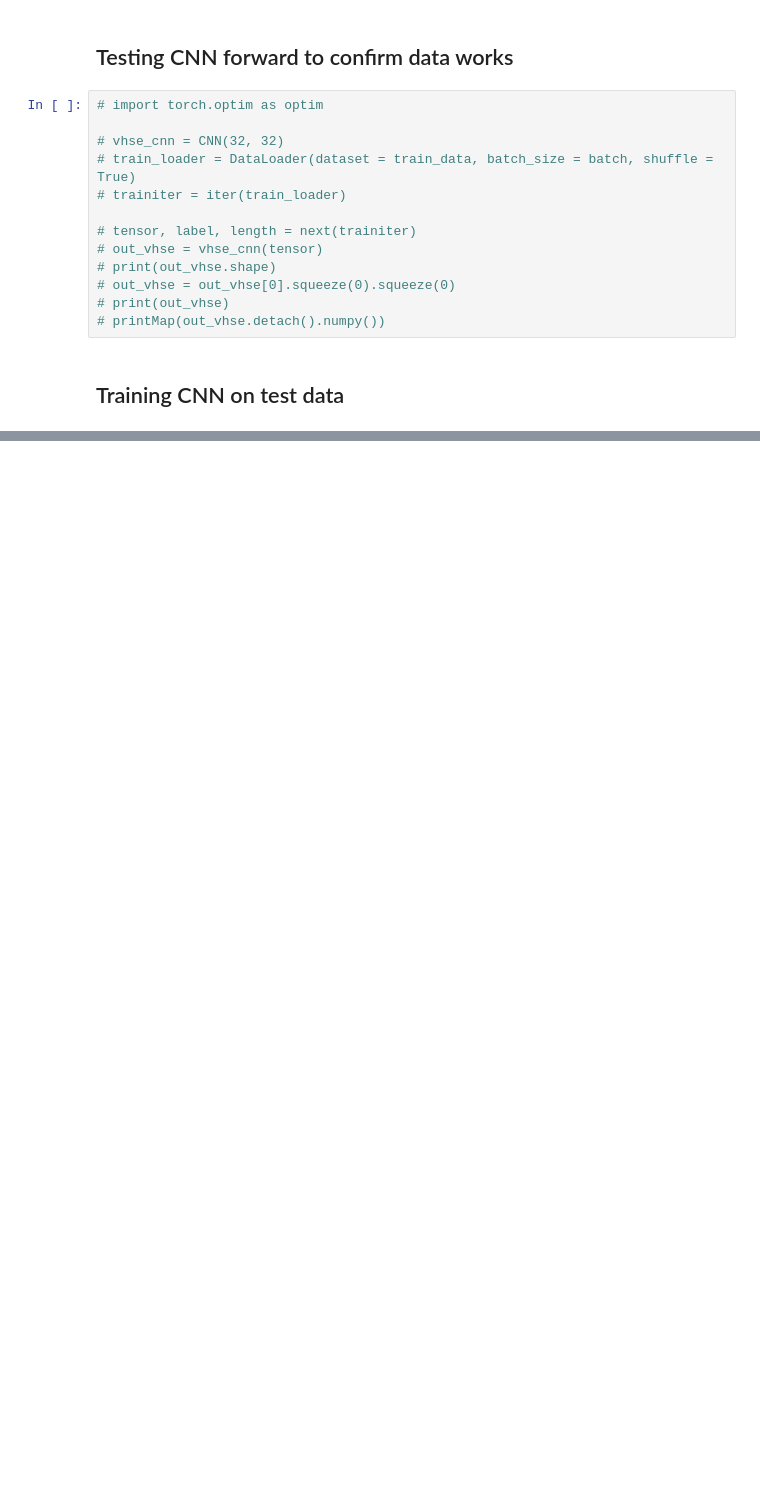
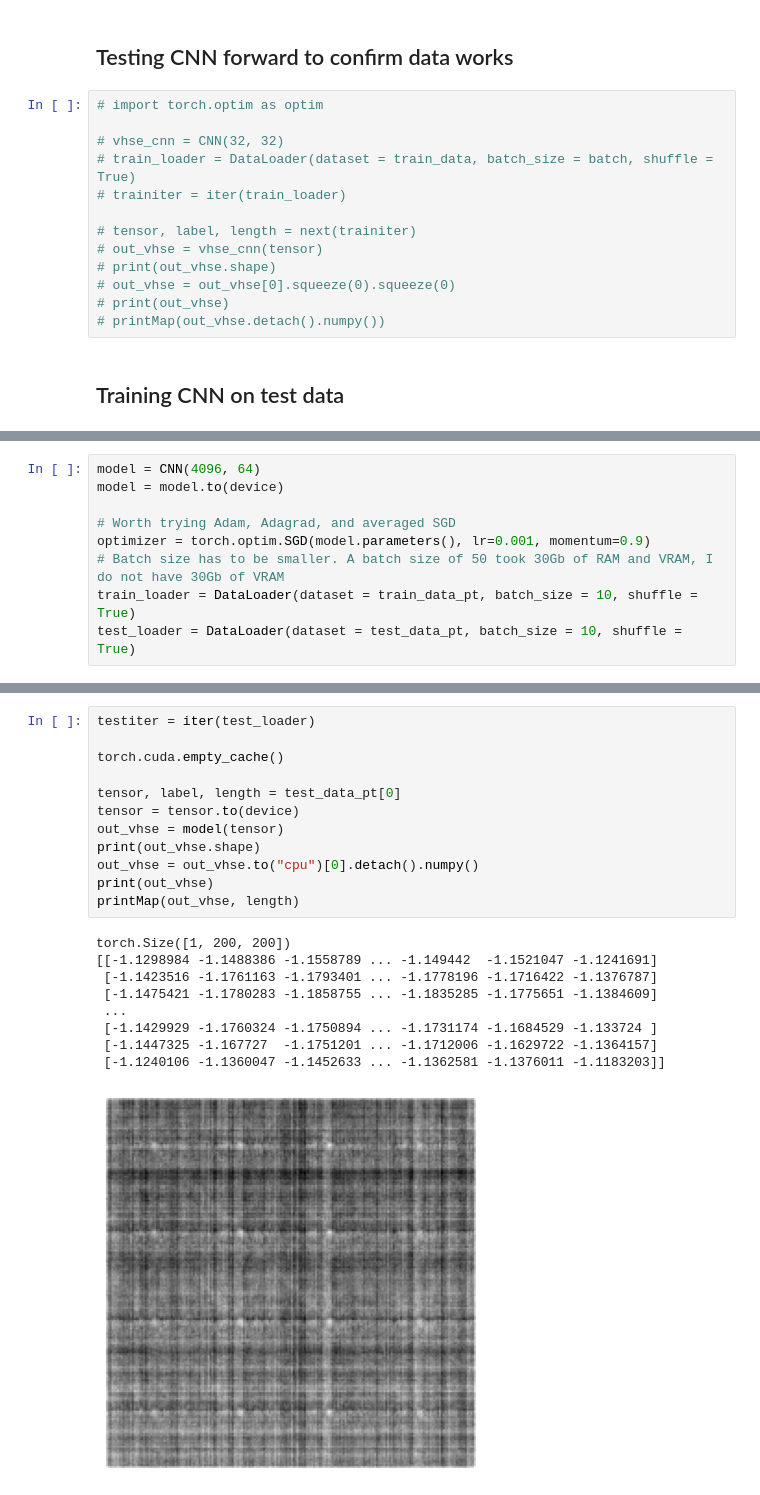
Before and after one commit to therakisback/ProteinFolding, a Jupyter notebook: ImplementationTesting.ipynb, the cells around one changed output, grey strips where cells are left out. Drawn from its saved outputs; the diff is of its cells as text; blank space fills up the shorter version.

```diff
--- a/ImplementationTesting.ipynb
+++ b/ImplementationTesting.ipynb
@@ -787,0 +760,9 @@ torch.Size([500, 1, 300, 300])
+# %%
+model = CNN(4096, 64)
+model = model.to(device)
+
+# Worth trying Adam, Adagrad, and averaged SGD
+optimizer = torch.optim.SGD(model.parameters(), lr=0.001, momentum=0.9)
+# Batch size has to be smaller. A batch size of 50 took 30Gb of RAM and VRAM, I do not have 30Gb of VRAM
+train_loader = DataLoader(dataset = train_data_pt, batch_size = 10, shuffle = True)
+test_loader = DataLoader(dataset = test_data_pt, batch_size = 10, shuffle = True)
@@ -787,0 +812,22 @@ torch.Size([500, 1, 300, 300])
+# %%
+testiter = iter(test_loader)
+
+torch.cuda.empty_cache()
+
+tensor, label, length = test_data_pt[0]
+tensor = tensor.to(device)
+out_vhse = model(tensor)
+print(out_vhse.shape)
+out_vhse = out_vhse.to("cpu")[0].detach().numpy()
+print(out_vhse)
+printMap(out_vhse, length)
+# %% [output]
+torch.Size([1, 200, 200])
+[[-1.1298984 -1.1488386 -1.1558789 ... -1.149442  -1.1521047 -1.1241691]
+ [-1.1423516 -1.1761163 -1.1793401 ... -1.1778196 -1.1716422 -1.1376787]
+ [-1.1475421 -1.1780283 -1.1858755 ... -1.1835285 -1.1775651 -1.1384609]
+ ...
+ [-1.1429929 -1.1760324 -1.1750894 ... -1.1731174 -1.1684529 -1.133724 ]
+ [-1.1447325 -1.167727  -1.1751201 ... -1.1712006 -1.1629722 -1.1364157]
+ [-1.1240106 -1.1360047 -1.1452633 ... -1.1362581 -1.1376011 -1.1183203]]
+[figure, added]
```
Also changed, not shown: parts of 12 cells of this notebook, 1 other file.
